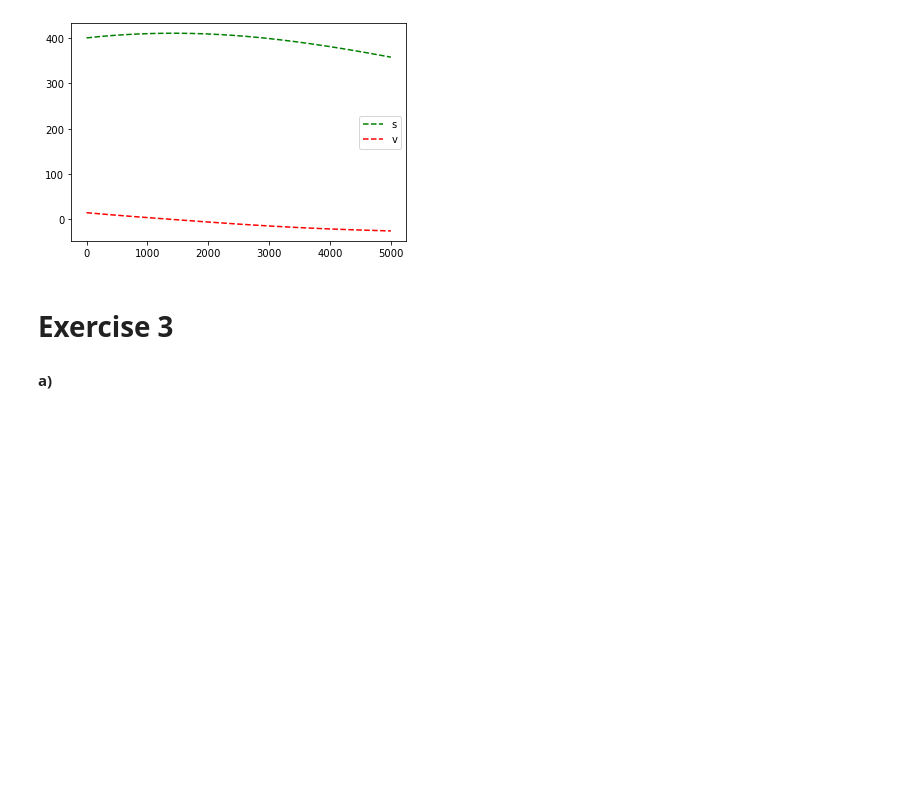
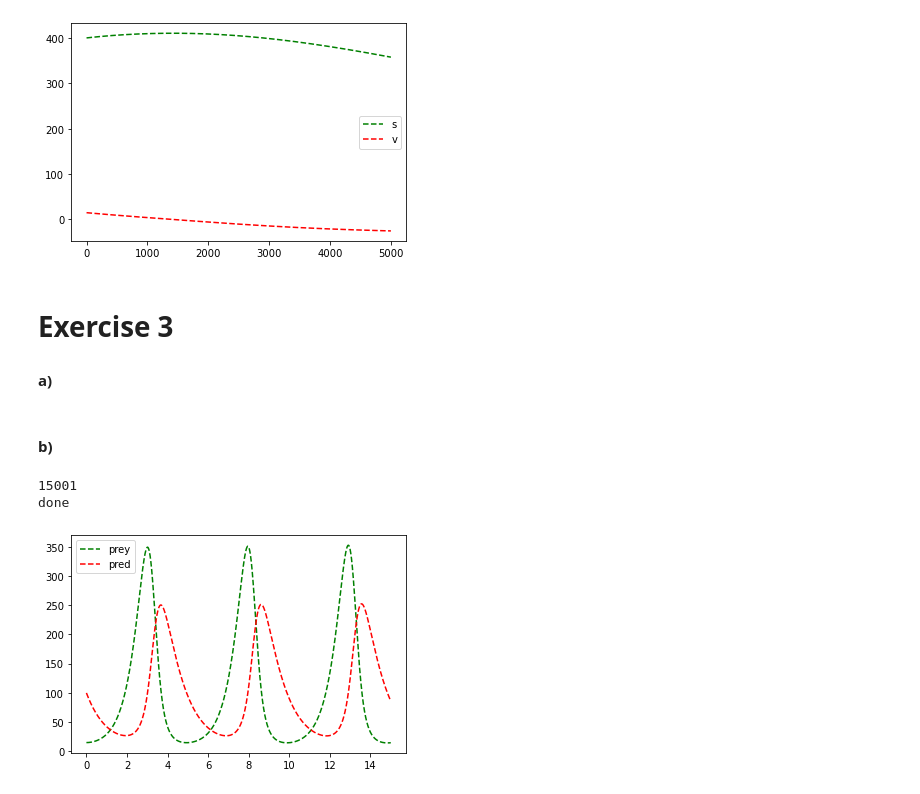
Before and after one commit to shaunG-lmt/Advanced_Computational_Science, a Jupyter notebook: SHAUN_GILL_LAB_02.ipynb, the cells around one changed output. Cells and saved outputs as stored; diff of their text form; code cells hidden in the pictures; blank space fills up the shorter version.

```diff
--- a/SHAUN_GILL_LAB_02.ipynb
+++ b/SHAUN_GILL_LAB_02.ipynb
@@ -200,3 +200,52 @@ plt.show()
 # prey_deaths = preyP * (predP * prey_death_proportion_C)
 # prey_pop
 # prey_births = prey_birth_rate * prey_pop
+# %% [markdown]
+#### b)
+# %%
+def sim(initPredPop, predBirthR, predDeathR, initPreyPop, preyBirthR, preyDeathR, dT, simLength):
+    numIterations = int(simLength / dT)+1
+    print(numIterations)
+    tArr, predArr, preyArr = [],[],[]
+    predPop = initPredPop
+    preyPop = initPreyPop
+
+    for i in range(1, numIterations):
+        t = i * dT
+
+#         preyBirths = preyBirthR * preyPop
+#         predBirths = predBirthR * predPop  * preyPop
+
+#         preyDeaths = preyDeathR * preyPop * predPop
+#         predDeaths = predPop * predDeathR
+
+
+#         preyPop = preyPop + (preyBirths - preyDeaths) * dT
+#         predPop = predPop + (predBirths - predDeaths) * dT
+
+        #       ds/dt
+        dPrey = (preyBirthR * preyPop) - (preyDeathR * predPop * preyPop)
+        #       dh/dt
+        dPred = (predBirthR * preyPop * predPop) - (predDeathR * predPop)
+
+        predPop = predPop + dPred * dT
+        preyPop = preyPop + dPrey * dT
+
+        tArr.append(t)
+        predArr.append(predPop)
+        preyArr.append(preyPop)
+    print("done")
+    return tArr, predArr, preyArr
+# %%
+t, pred, prey = sim(100, 0.01, 1.06, 15, 2, 0.02, 0.001, 15)
+# %% [output]
+15001
+done
+# %%
+import matplotlib.pyplot as plt
+plt.plot(t, prey, "g--", label="prey")
+plt.plot(t, pred, "r--", label="pred")
+plt.legend()
+plt.show()
+# %% [output]
+[figure, added]
```
Also changed, not shown: parts of 1 cell of this notebook.
